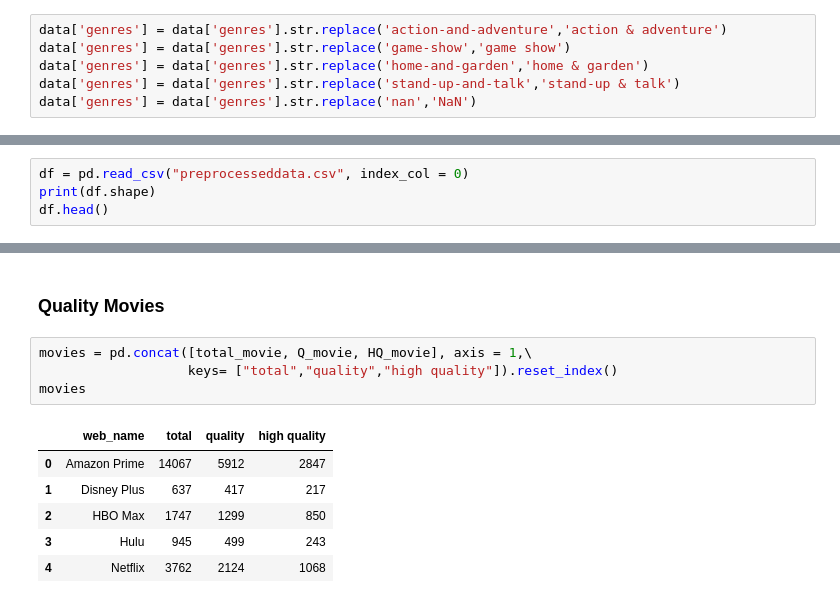
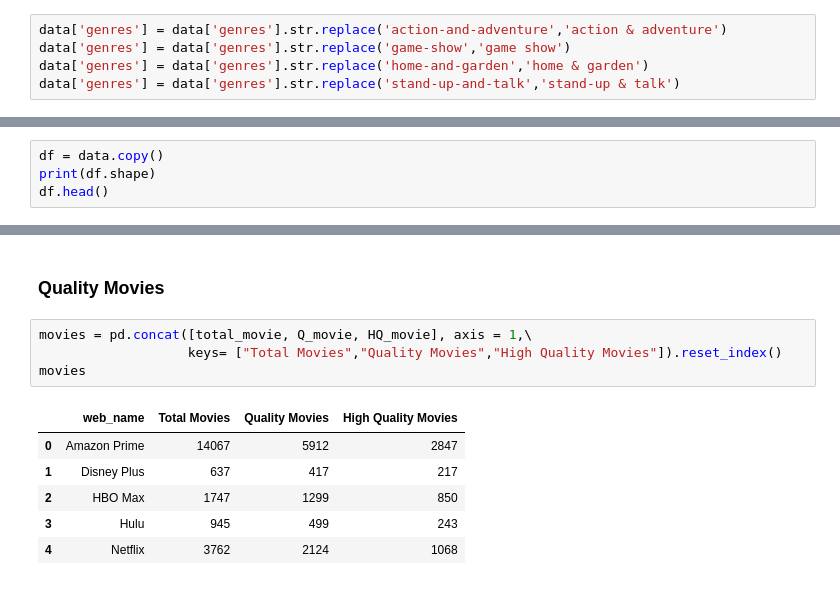
Before and after one commit to ryanhpark/Streaming_Sites_Web_Scraping, a Jupyter notebook: EDA_Streaming_Sites.ipynb, the cells around one changed output, grey strips where cells are left out. Saved outputs shown, nothing was run; the diff lists cells and outputs as text.

```diff
--- a/EDA_Streaming_Sites.ipynb
+++ b/EDA_Streaming_Sites.ipynb
@@ -81,7 +81,6 @@ data['genres'] = data['genres'].str.replace('action-and-adventure','action & adv
 data['genres'] = data['genres'].str.replace('game-show','game show')
 data['genres'] = data['genres'].str.replace('home-and-garden','home & garden')
 data['genres'] = data['genres'].str.replace('stand-up-and-talk','stand-up & talk')
-data['genres'] = data['genres'].str.replace('nan','NaN')
 # %%
 # Changing the column of genres from string to lists
 data['genres'] = data['genres'].apply(lambda x: x.split(','))
@@ -108,7 +107,7 @@ import seaborn as sns
 plt.rcParams['figure.figsize'] = (12, 6)
 sns.set(style = "whitegrid")
 # %%
-df = pd.read_csv("preprocesseddata.csv", index_col = 0)
+df = data.copy()
 print(df.shape)
 df.head()
 # %% [output]
@@ -264,10 +263,10 @@ HQ_tv = df_tv.loc[df_tv["imdb_score"] >= 7.9,].groupby("web_name").size()
 ### Quality Movies
 # %%
 movies = pd.concat([total_movie, Q_movie, HQ_movie], axis = 1,\
-                   keys= ["total","quality","high quality"]).reset_index()
+                   keys= ["Total Movies","Quality Movies","High Quality Movies"]).reset_index()
 movies
 # %% [output]
-|  | web_name | total | quality | high quality |
+|  | web_name | Total Movies | Quality Movies | High Quality Movies |
 | 0 | Amazon Prime | 14067 | 5912 | 2847 |
 | 1 | Disney Plus | 637 | 417 | 217 |
 | 2 | HBO Max | 1747 | 1299 | 850 |
```
Also changed, not shown: parts of 14 cells of this notebook.
